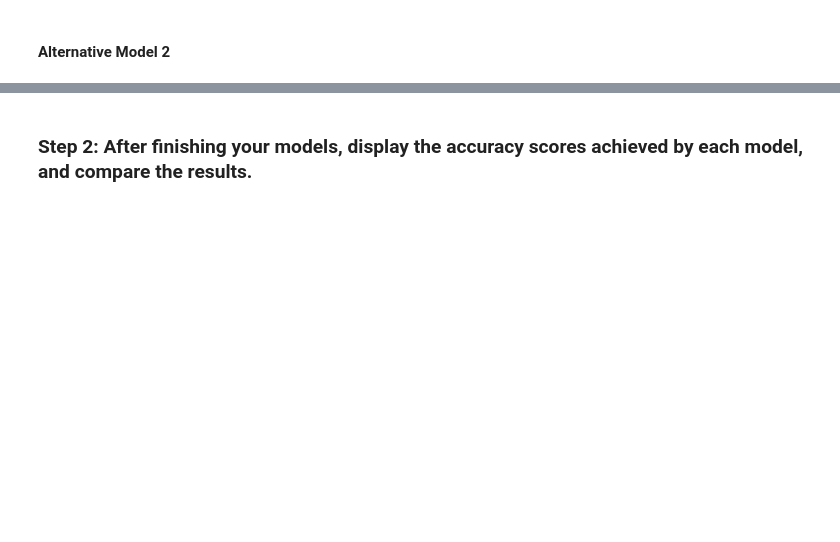
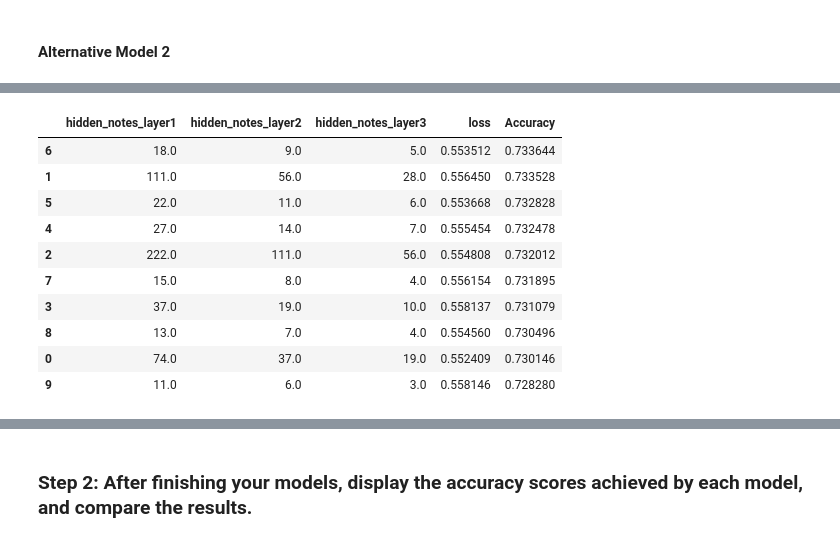
Before and after one commit to nielsdehaan1977/Fintech_Module13, a Jupyter notebook: venture_funding_with_deep_learning.ipynb, the cells around one changed output, grey strips where cells are left out. Saved outputs shown, nothing was run; the diff lists cells and outputs as text; code cells hidden in the pictures; blank space fills up the shorter version.

```diff
--- a/venture_funding_with_deep_learning.ipynb
+++ b/venture_funding_with_deep_learning.ipynb
@@ -447,0 +876,6 @@ nn_A2 = # YOUR CODE HERE
+# %%
+# Compile the Sequential model
+nn_A2.compile(loss="binary_crossentropy", optimizer="adam", metrics=["accuracy"])
+# %%
+# Fit the model using 50 epochs and the training data
+fit_model_A2 = nn_A2.fit(X_train_scaled, y_train, epochs=20)
@@ -447,0 +900,6 @@ nn_A2 = # YOUR CODE HERE
+# %%
+# Evaluate the model loss and accuracy metrics using the evaluate method and the test data
+model_loss, model_accuracy = nn_A2.evaluate(X_test_scaled, y_test, verbose=2)
+
+# Display the model loss and accuracy results
+print(f"Input features {number_input_features_A2}\nhidden notes layer1 {hidden_nodes_layer1_A2}\nhidden notes layer2 {hidden_nodes_layer2_A2}\nhidden notes layer3 {hidden_nodes_layer3_A2}\nLoss: {model_loss}\nAccuracy: {model_accuracy}")
@@ -447,0 +914,17 @@ nn_A2 = # YOUR CODE HERE
+# %%
+new_row_model2 = {'hidden_notes_layer1':hidden_nodes_layer1_A2,'hidden_notes_layer2':hidden_nodes_layer2_A2,'hidden_notes_layer3':hidden_nodes_layer3_A2,'loss':model_loss, 'Accuracy':model_accuracy }
+test_results_model2 = test_results_model2.append(new_row_model2,ignore_index=True)
+# %%
+test_results_model2.sort_values('Accuracy',ascending=False)
+# %% [output]
+|  | hidden_notes_layer1 | hidden_notes_layer2 | hidden_notes_layer3 | loss | Accuracy |
+| 6 | 18.0 | 9.0 | 5.0 | 0.553512 | 0.733644 |
+| 1 | 111.0 | 56.0 | 28.0 | 0.556450 | 0.733528 |
+| 5 | 22.0 | 11.0 | 6.0 | 0.553668 | 0.732828 |
+| 4 | 27.0 | 14.0 | 7.0 | 0.555454 | 0.732478 |
+| 2 | 222.0 | 111.0 | 56.0 | 0.554808 | 0.732012 |
+| 7 | 15.0 | 8.0 | 4.0 | 0.556154 | 0.731895 |
+| 3 | 37.0 | 19.0 | 10.0 | 0.558137 | 0.731079 |
+| 8 | 13.0 | 7.0 | 4.0 | 0.554560 | 0.730496 |
+| 0 | 74.0 | 37.0 | 19.0 | 0.552409 | 0.730146 |
+| 9 | 11.0 | 6.0 | 3.0 | 0.558146 | 0.728280 |
```
Also changed, not shown: parts of 82 cells of this notebook, 3 other files.
